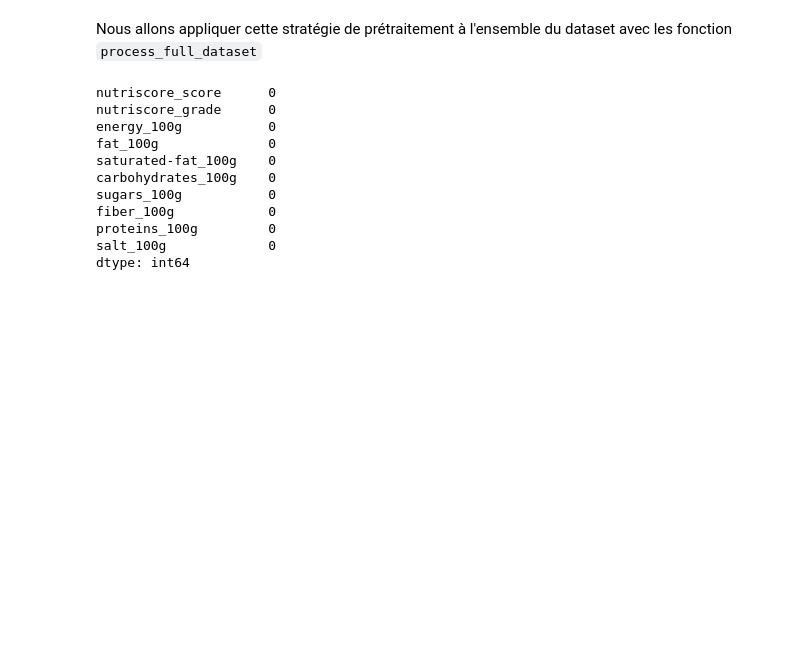
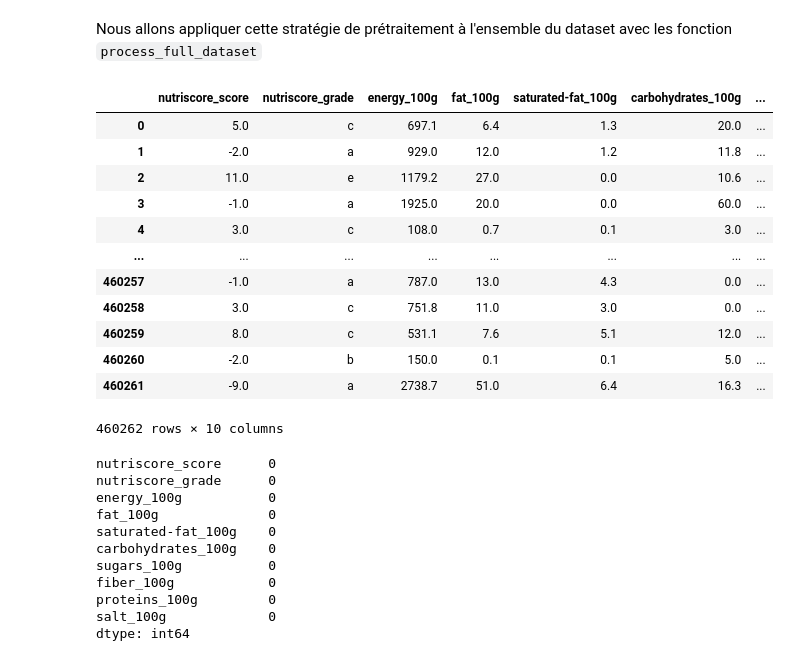
Before and after one commit to mhsylla/Openfoodfact, a Jupyter notebook: notebooks/index.ipynb, the cells around one changed output. Drawn from its saved outputs; the diff is of its cells as text; code cells hidden in the pictures; blank space fills up the shorter version.

```diff
--- a/notebooks/index.ipynb
+++ b/notebooks/index.ipynb
@@ -725,6 +705,22 @@ df_cleaned_v2 = pd.read_csv(
         on_bad_lines='skip',
         low_memory=False
     )
+# %%
+df_cleaned_v2
+# %% [output]
+|  | nutriscore_score | nutriscore_grade | energy_100g | fat_100g | saturated-fat_100g | carbohydrates_100g | ... |
+| 0 | 5.0 | c | 697.1 | 6.4 | 1.3 | 20.0 | ... |
+| 1 | -2.0 | a | 929.0 | 12.0 | 1.2 | 11.8 | ... |
+| 2 | 11.0 | e | 1179.2 | 27.0 | 0.0 | 10.6 | ... |
+| 3 | -1.0 | a | 1925.0 | 20.0 | 0.0 | 60.0 | ... |
+| 4 | 3.0 | c | 108.0 | 0.7 | 0.1 | 3.0 | ... |
+| ... | ... | ... | ... | ... | ... | ... | ... |
+| 460257 | -1.0 | a | 787.0 | 13.0 | 4.3 | 0.0 | ... |
+| 460258 | 3.0 | c | 751.8 | 11.0 | 3.0 | 0.0 | ... |
+| 460259 | 8.0 | c | 531.1 | 7.6 | 5.1 | 12.0 | ... |
+| 460260 | -2.0 | b | 150.0 | 0.1 | 0.1 | 5.0 | ... |
+| 460261 | -9.0 | a | 2738.7 | 51.0 | 6.4 | 16.3 | ... |
+460262 rows × 10 columns
 # %%
 print(df_cleaned_v2.isna().sum())
 # %% [output]
```
Also changed, not shown: parts of 3 cells of this notebook.
